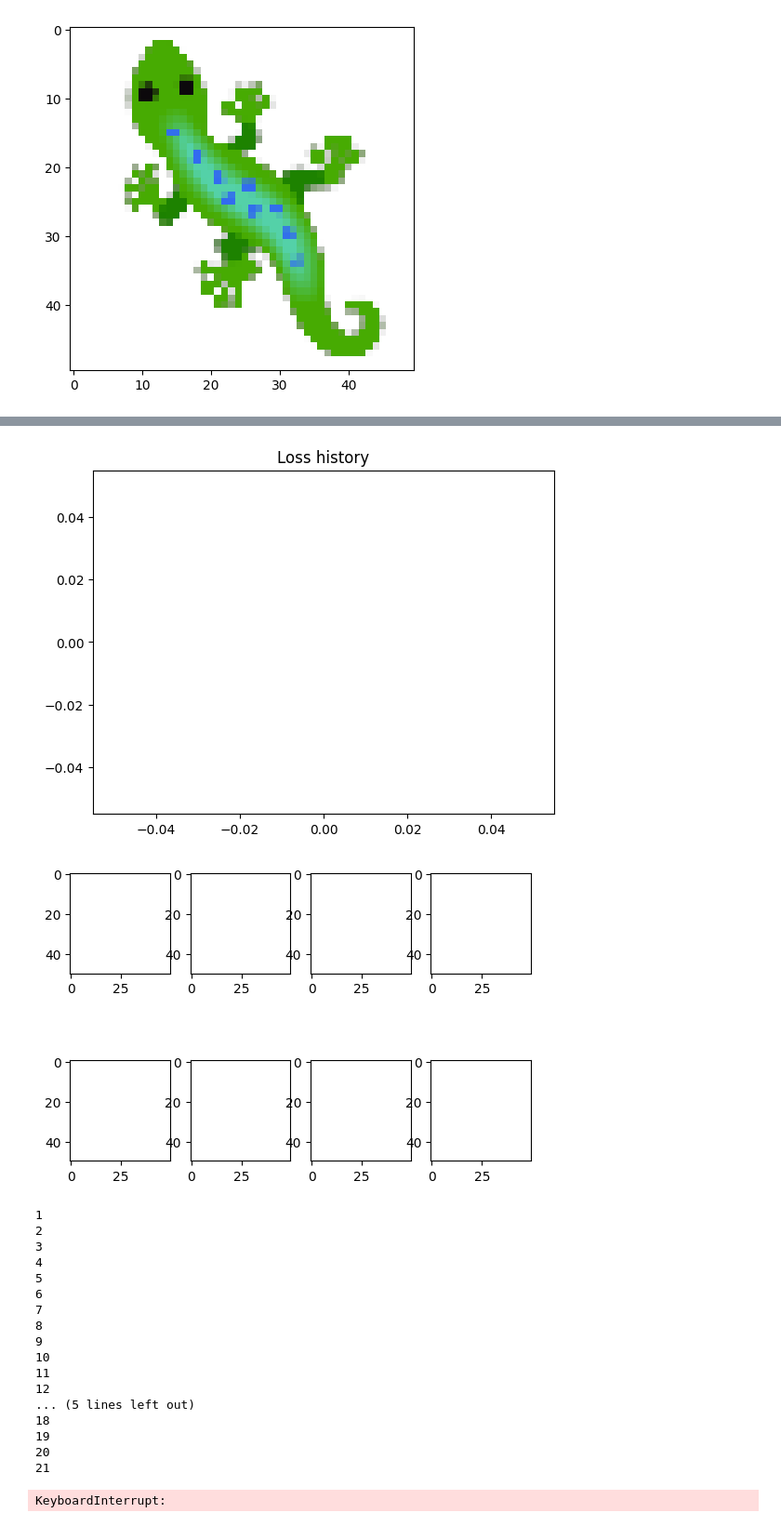
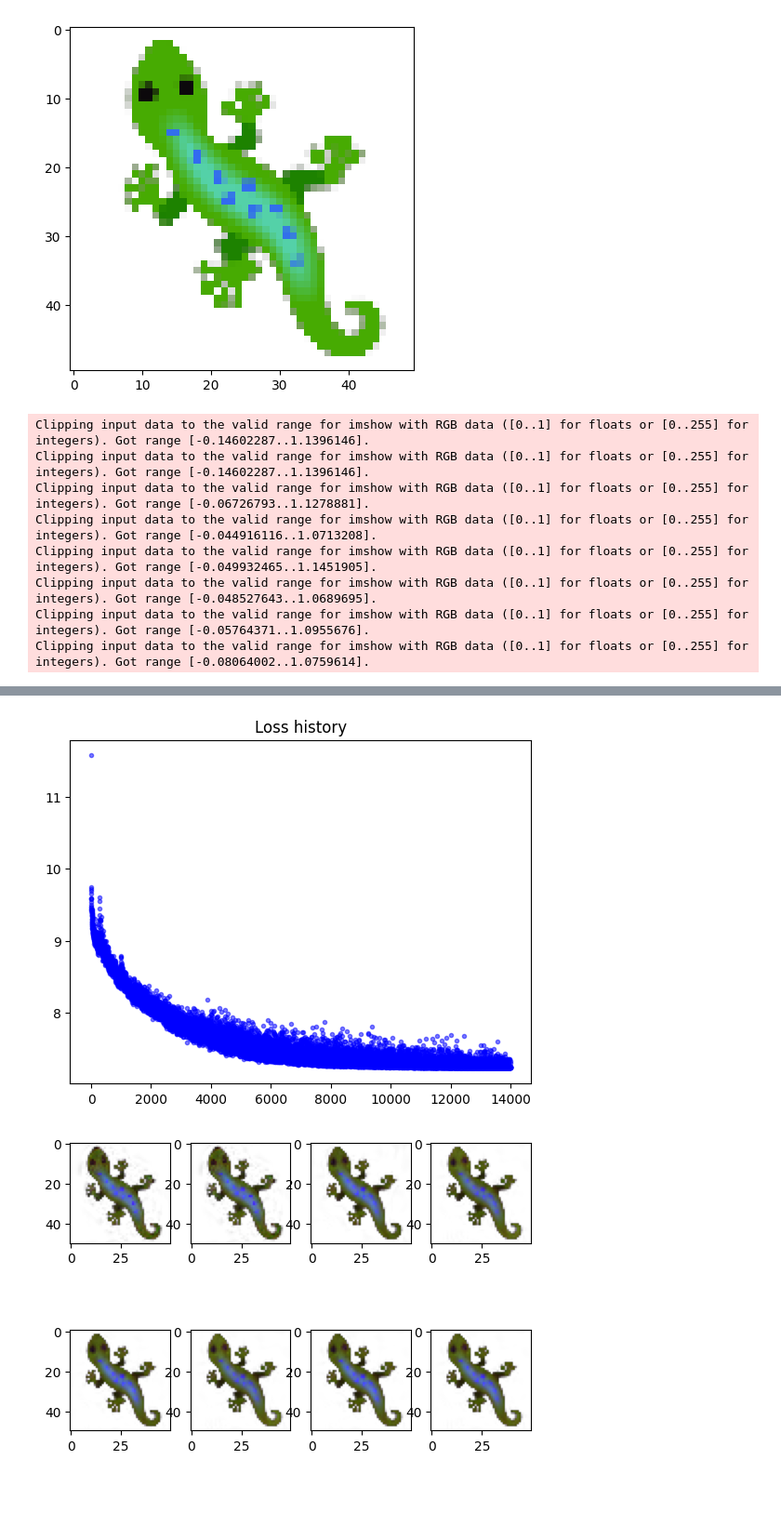
Before and after one commit to frotaur/MaceLenia, a Jupyter notebook: misc/MassConsevingNCA.ipynb, the cells around one changed output, grey strips where cells are left out. Shown: that part at 93% size. Drawn from its saved outputs; the diff is of its cells as text; code cells hidden in the pictures; blank space fills up the shorter version.

```diff
--- a/misc/MassConsevingNCA.ipynb
+++ b/misc/MassConsevingNCA.ipynb
@@ -7,7 +7,7 @@ import cv2
 import random
 from IPython.display import clear_output
 # %%
-DEVICE = "xpu" #<--- if no GPU change to "cpu"
+DEVICE = "cuda:0" #<--- if no GPU change to "cpu"
 # %%
 def perchannel_conv(x, filters):
     b, ch, h, w = x.shape
@@ -37,23 +37,23 @@ class MassConservingNCA(torch.nn.Module):
         self.w2.weight.data.zero_()
         self.device = device
 
-    def forward(self, x, update_rate=0.5):
+    def forward(self, x, update_rate=1):
         y = perception(x)
         y = self.w2(torch.relu(self.w1(y)))
         b, c, h, w = y.shape
         update_mask = (torch.rand(b, 1, h, w, device=self.device) + update_rate).floor()
-        x_normal = x[:,:-3,...]
-        x_mass = x[:,-3:,...]
+        x_normal = x[:,3:,...]
+        x_mass = x[:,:3,...]
 
-        y_normal = y[:,:-3,...]
-        y_mass = y[:,-3:,...]
+        y_normal = y[:,3:,...]
+        y_mass = y[:,:3,...]
 
-        Aff = torch.exp(y_mass  * 10)
+        Aff = torch.exp(y_mass*0.1)
 
         x_mass = self.redistribution(Aff, x_mass)
         x_normal = x_normal + y_normal * update_mask
 
-        x = torch.cat((x_normal, x_mass), dim = 1)
+        x = torch.cat((x_mass, x_normal), dim = 1)
 
         return x
 
@@ -73,12 +73,15 @@ class MassConservingNCA(torch.nn.Module):
         min_aff = Aff.min()
         max_aff = Aff.max()
         Aff_norm = (Aff - min_aff) / (max_aff - min_aff+1e-6)
-        Aff_c = Aff_norm / (Aff_norm.sum(dim=1, keepdim=True))
+        Aff_c = Aff_norm / (Aff_norm.sum(dim=1, keepdim=True)+1e-6)
+
+
 
         target_cross_c_masses = state.sum(dim=1, keepdim=True) * Aff_c
         diff_target = state - target_cross_c_masses
-        alpha = 0.05
+        alpha = 0.0001
         state -= diff_target * alpha
+
         return state
 # %%
 def show_batch(results, channels=4):
@@ -124,7 +127,7 @@ def get_reference_image_and_seed(path, height = 50, width =50, channels =16):
     base_2[..., :3] *= base_2[..., 3:]
     base_torch = torch.tensor(base_2, dtype=torch.float32, requires_grad=True).permute((2, 0, 1)).to(DEVICE)
     x_prime = torch.zeros((channels, height, width), dtype=torch.float32).to(DEVICE)
-    x_prime[:, int(height / 2), int(width / 2)] = 200.0
+    x_prime[:3, int(height / 2), int(width / 2)] = 200
     return base_torch, x_prime
 
 def to_vue_image(tensor):
@@ -166,10 +169,10 @@ for i in range(TRAINING_ITERS + 1):
     with torch.no_grad():
         x, idxs = get_batch(pool, seed, BATCH_SIZE)
 
-    for _ in range(60):
+    for _ in range(30):
         x = nca(x)
 
-    loss = (reference_image[None,...] - x[:, -4:, :, :]).pow(2).sum()
+    loss = (reference_image[None,...] - x[:, :4, :, :]).pow(2).sum()
     with torch.no_grad():
         loss.backward()
         for p in nca.parameters():
@@ -181,11 +184,12 @@ for i in range(TRAINING_ITERS + 1):
     loss_log.append(loss.log().item())
     pool = update_pool(pool, x.clone().detach(), idxs)
     scheduler.step()
-    print(i)
+
     if i % 100 == 0:
+        clear_output()
         print(f"Training itter {i}, loss = {loss.item()}")
         plt.clf()
-        clear_output()
+
         plt.figure(1,figsize=(10, 4))
         plt.title('Loss history')
 
@@ -196,3 +200,11 @@ for i in range(TRAINING_ITERS + 1):
     if i % 100 == 0:
         torch.save(nca.state_dict(),  "Growing" + ".pth")
 # %% [output]
+Clipping input data to the valid range for imshow with RGB data ([0..1] for floats or [0..255] for integers). Got range [-0.14602287..1.1396146].
+Clipping input data to the valid range for imshow with RGB data ([0..1] for floats or [0..255] for integers). Got range [-0.14602287..1.1396146].
+Clipping input data to the valid range for imshow with RGB data ([0..1] for floats or [0..255] for integers). Got range [-0.06726793..1.1278881].
+Clipping input data to the valid range for imshow with RGB data ([0..1] for floats or [0..255] for integers). Got range [-0.044916116..1.0713208].
+Clipping input data to the valid range for imshow with RGB data ([0..1] for floats or [0..255] for integers). Got range [-0.049932465..1.1451905].
+Clipping input data to the valid range for imshow with RGB data ([0..1] for floats or [0..255] for integers). Got range [-0.048527643..1.0689695].
+Clipping input data to the valid range for imshow with RGB data ([0..1] for floats or [0..255] for integers). Got range [-0.05764371..1.0955676].
+Clipping input data to the valid range for imshow with RGB data ([0..1] for floats or [0..255] for integers). Got range [-0.08064002..1.0759614].
@@ -199,20 +212,2 @@ for i in range(TRAINING_ITERS + 1):
-[figure, old version]
+[figure, new version]
-[figure, old version]
+[figure, new version]
-1
-2
-3
-4
-5
-6
-7
-8
-9
-10
-11
-12
-... (5 lines left out)
-18
-19
-20
-21
-KeyboardInterrupt:
```
Also changed, not shown: parts of 2 cells of this notebook, 2 other files.
